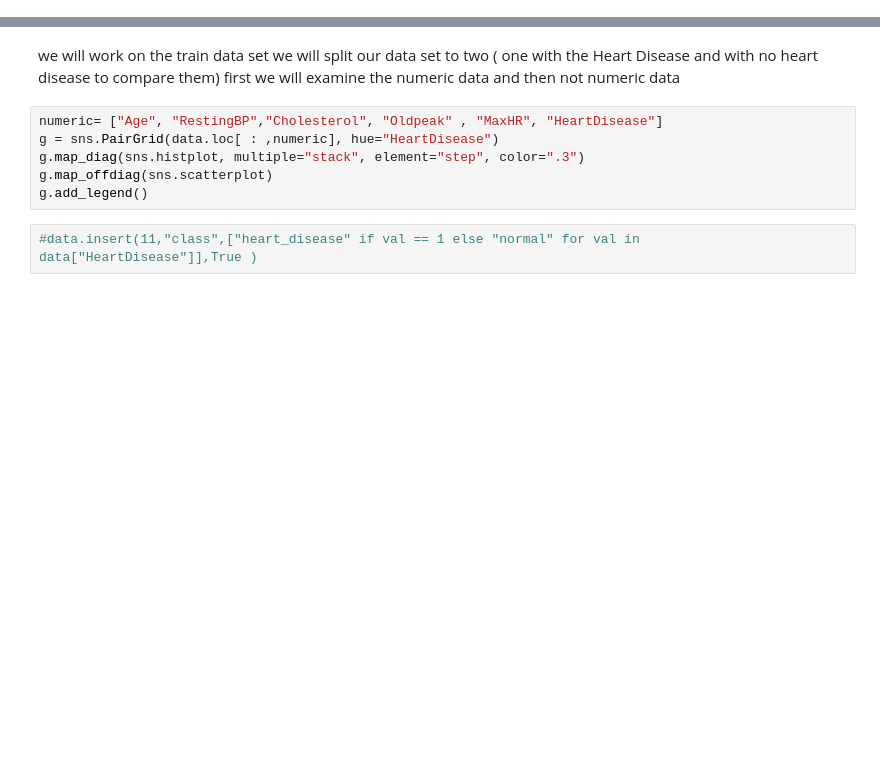
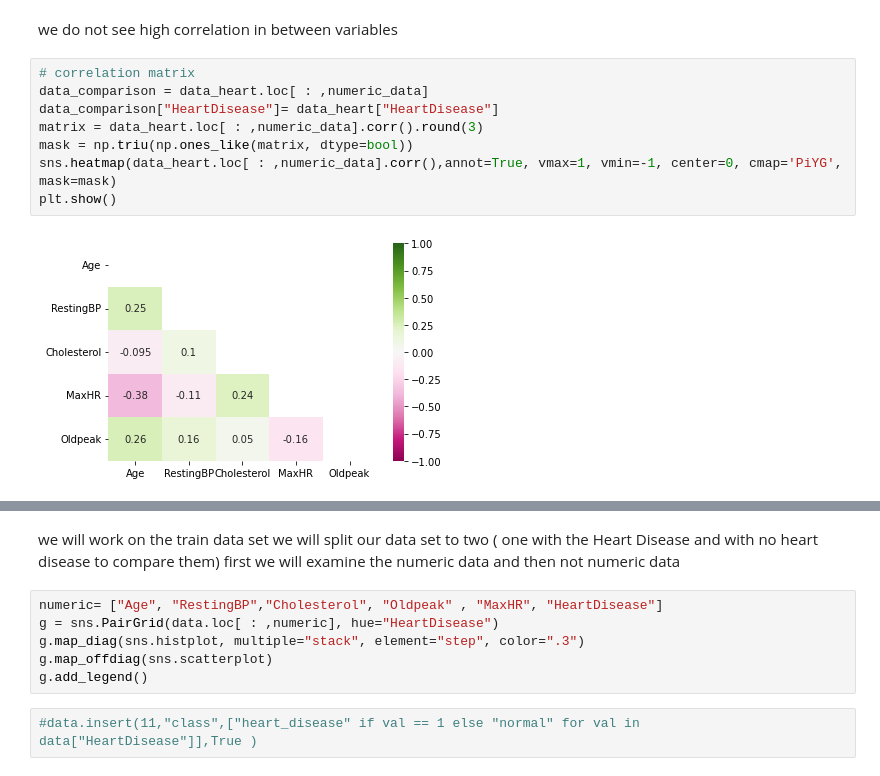
Before and after one commit to hicranA/Heart_Failure_Prediction_Project, a Jupyter notebook: heart_predict.ipynb, the cells around one changed output, grey strips where cells are left out. Cells and saved outputs as stored; diff of their text form; blank space fills up the shorter version.

```diff
--- a/heart_predict.ipynb
+++ b/heart_predict.ipynb
@@ -40,0 +197,12 @@ print(data.dtypes)
+# %% [markdown]
+we do not see high correlation in between variables
+# %%
+# correlation matrix
+data_comparison = data_heart.loc[ : ,numeric_data]
+data_comparison["HeartDisease"]= data_heart["HeartDisease"]
+matrix = data_heart.loc[ : ,numeric_data].corr().round(3)
+mask = np.triu(np.ones_like(matrix, dtype=bool))
+sns.heatmap(data_heart.loc[ : ,numeric_data].corr(),annot=True, vmax=1, vmin=-1, center=0, cmap='PiYG', mask=mask)
+plt.show()
+# %% [output]
+[figure, added]
```
Also changed, not shown: parts of 43 cells of this notebook.
